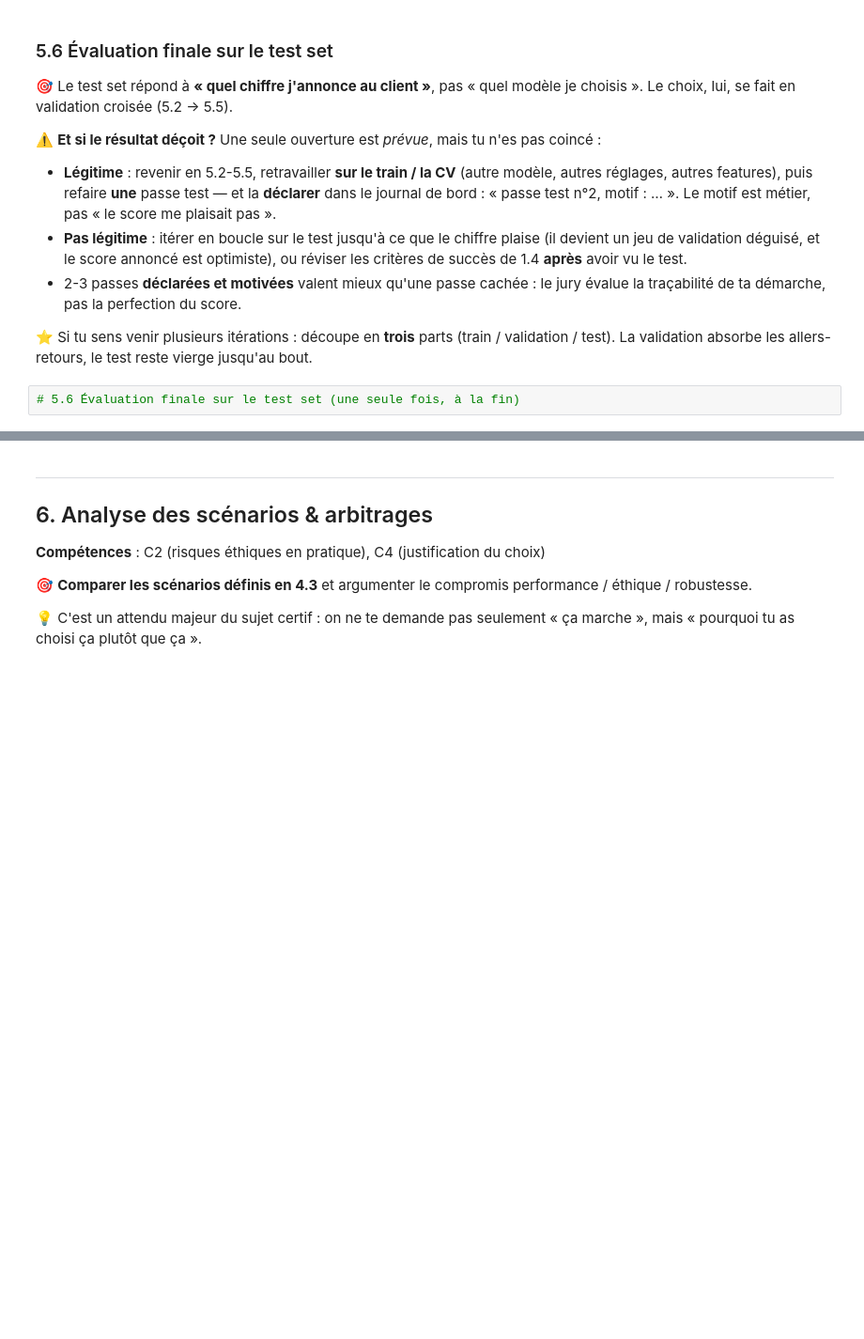
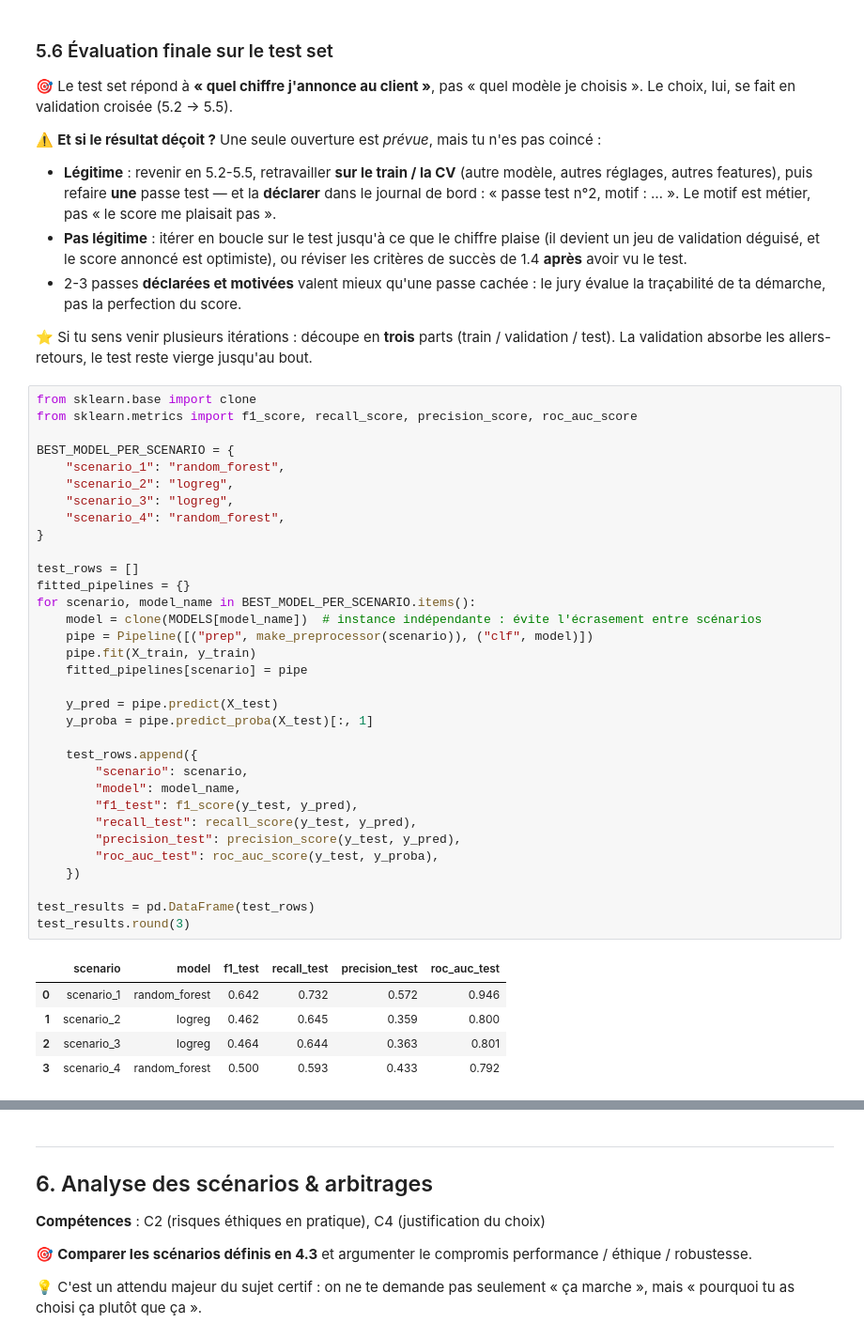
Before and after one commit to nawellepolin/cas-usage-certif-bank-marketing-nawelle, a Jupyter notebook: notebooks/M9_nawelle_bank_marketing.ipynb, the cells around one changed output, grey strips where cells are left out. Shown at 94% size. Drawn from its saved outputs; the diff is of its cells as text; blank space fills up the shorter version.

```diff
--- a/notebooks/M9_nawelle_bank_marketing.ipynb
+++ b/notebooks/M9_nawelle_bank_marketing.ipynb
@@ -770,7 +805,44 @@ Assertions de qualité : OK
 
 ⭐ Si tu sens venir plusieurs itérations : découpe en **trois** parts (train / validation / test). La validation absorbe les allers-retours, le test reste vierge jusqu'au bout.
 # %%
-# 5.6 Évaluation finale sur le test set (une seule fois, à la fin)
+from sklearn.base import clone
+from sklearn.metrics import f1_score, recall_score, precision_score, roc_auc_score
+
+BEST_MODEL_PER_SCENARIO = {
+    "scenario_1": "random_forest",
+    "scenario_2": "logreg",
+    "scenario_3": "logreg",
+    "scenario_4": "random_forest",
+}
+
+test_rows = []
+fitted_pipelines = {}
+for scenario, model_name in BEST_MODEL_PER_SCENARIO.items():
+    model = clone(MODELS[model_name])  # instance indépendante : évite l'écrasement entre scénarios
+    pipe = Pipeline([("prep", make_preprocessor(scenario)), ("clf", model)])
+    pipe.fit(X_train, y_train)
+    fitted_pipelines[scenario] = pipe
+
+    y_pred = pipe.predict(X_test)
+    y_proba = pipe.predict_proba(X_test)[:, 1]
+
+    test_rows.append({
+        "scenario": scenario,
+        "model": model_name,
+        "f1_test": f1_score(y_test, y_pred),
+        "recall_test": recall_score(y_test, y_pred),
+        "precision_test": precision_score(y_test, y_pred),
+        "roc_auc_test": roc_auc_score(y_test, y_proba),
+    })
+
+test_results = pd.DataFrame(test_rows)
+test_results.round(3)
+# %% [output]
+|  | scenario | model | f1_test | recall_test | precision_test | roc_auc_test |
+| 0 | scenario_1 | random_forest | 0.642 | 0.732 | 0.572 | 0.946 |
+| 1 | scenario_2 | logreg | 0.462 | 0.645 | 0.359 | 0.800 |
+| 2 | scenario_3 | logreg | 0.464 | 0.644 | 0.363 | 0.801 |
+| 3 | scenario_4 | random_forest | 0.500 | 0.593 | 0.433 | 0.792 |
 # %% [markdown]
 ### 5.7 📝 Synthèse modélisation
 
```
Also changed, not shown: parts of 12 cells of this notebook.
